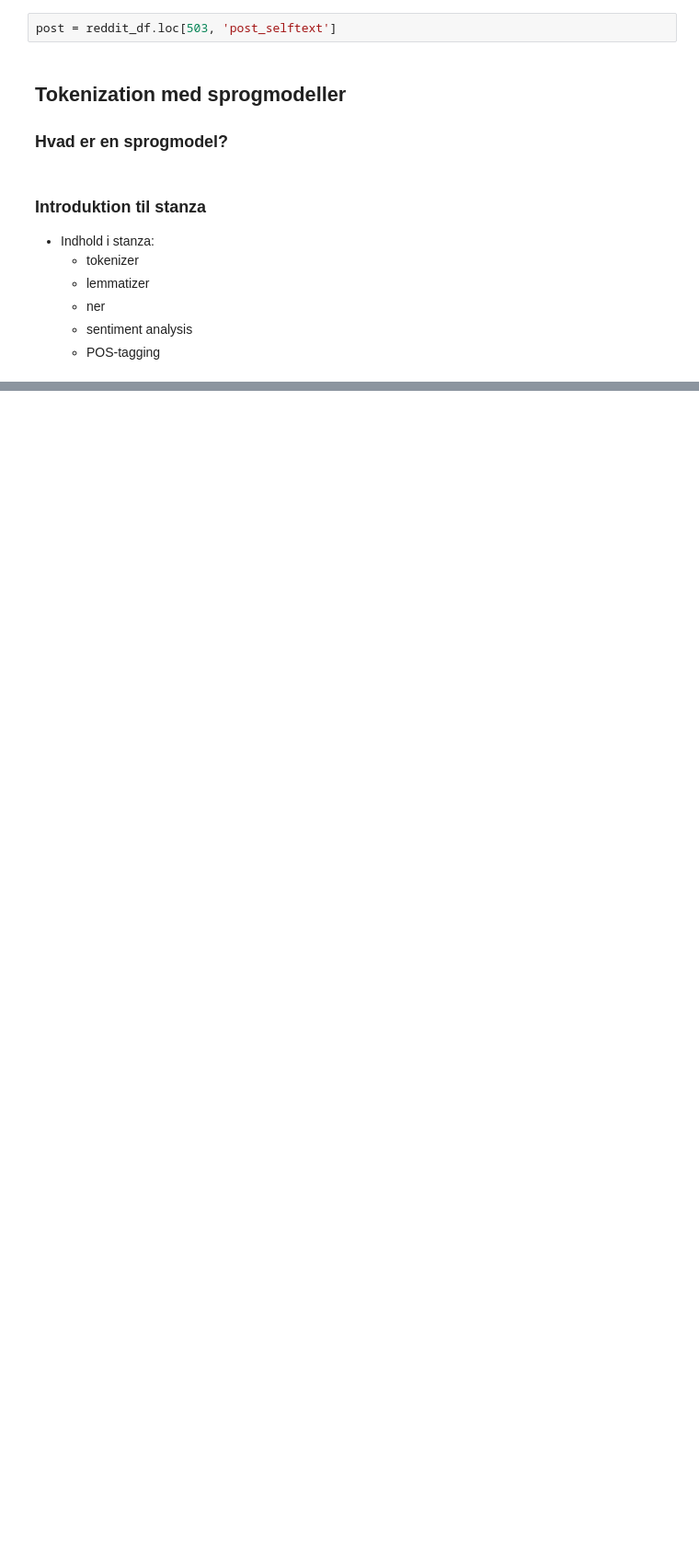
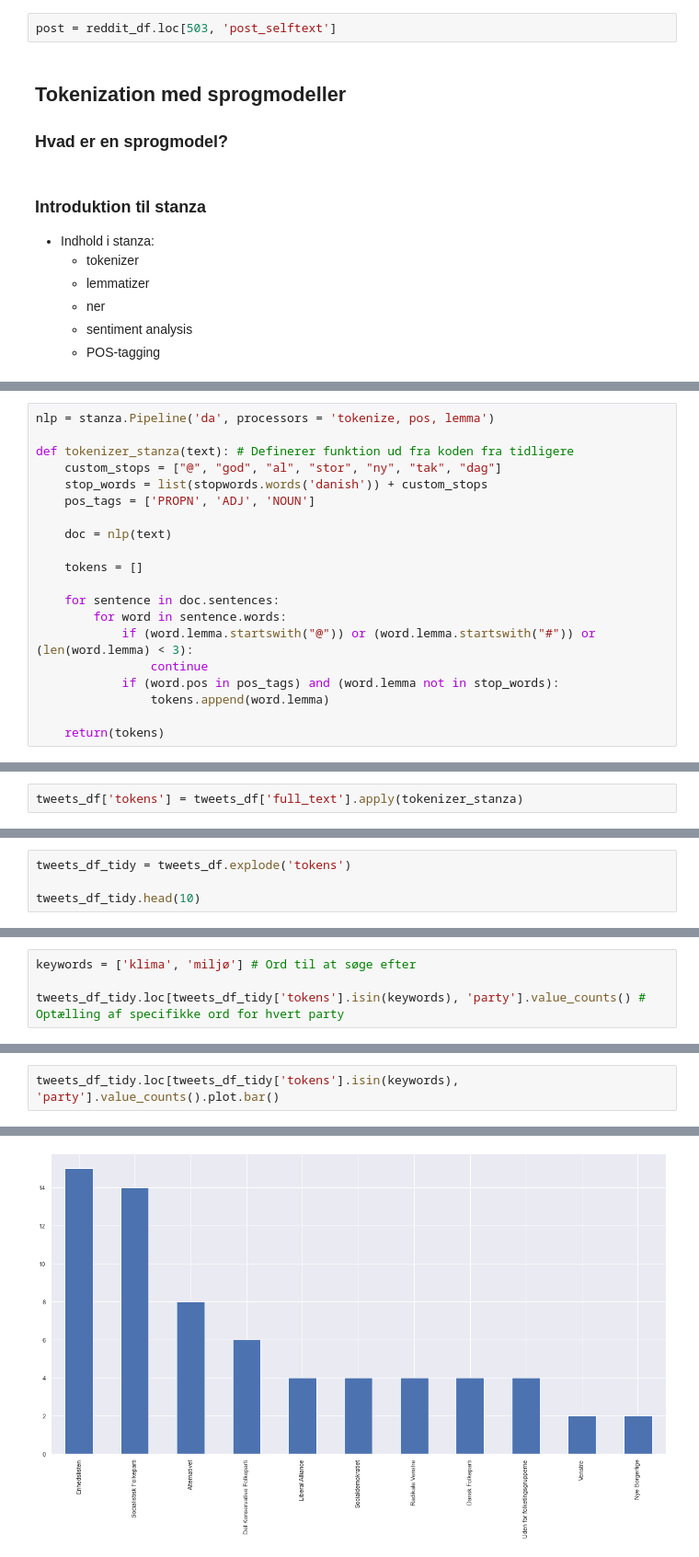
Before and after one commit to CALDISS-AAU/course_ndms-I, a Jupyter notebook: notebooks/05_text-as-data.ipynb, the cells around one changed output, grey strips where cells are left out. Shown: that part at 92% size. Saved outputs shown, nothing was run; the diff lists cells and outputs as text; blank space fills up the shorter version.

```diff
--- a/notebooks/05_text-as-data.ipynb
+++ b/notebooks/05_text-as-data.ipynb
@@ -527,0 +637,20 @@ post = reddit_df.loc[503, 'post_selftext']
+# %%
+nlp = stanza.Pipeline('da', processors = 'tokenize, pos, lemma')
+
+def tokenizer_stanza(text): # Definerer funktion ud fra koden fra tidligere
+    custom_stops = ["@", "god", "al", "stor", "ny", "tak", "dag"]
+    stop_words = list(stopwords.words('danish')) + custom_stops
+    pos_tags = ['PROPN', 'ADJ', 'NOUN']
+
+    doc = nlp(text)
+
+    tokens = []
+
+    for sentence in doc.sentences:
+        for word in sentence.words:
+            if (word.lemma.startswith("@")) or (word.lemma.startswith("#")) or (len(word.lemma) < 3):
+                continue
+            if (word.pos in pos_tags) and (word.lemma not in stop_words):
+                tokens.append(word.lemma)
+
+    return(tokens)
@@ -527,0 +788,2 @@ post = reddit_df.loc[503, 'post_selftext']
+# %%
+tweets_df['tokens'] = tweets_df['full_text'].apply(tokenizer_stanza)
@@ -527,0 +811,4 @@ post = reddit_df.loc[503, 'post_selftext']
+# %%
+tweets_df_tidy = tweets_df.explode('tokens')
+
+tweets_df_tidy.head(10)
@@ -527,0 +872,4 @@ post = reddit_df.loc[503, 'post_selftext']
+# %%
+keywords = ['klima', 'miljø'] # Ord til at søge efter
+
+tweets_df_tidy.loc[tweets_df_tidy['tokens'].isin(keywords), 'party'].value_counts() # Optælling af specifikke ord for hvert party
@@ -527,0 +891,3 @@ post = reddit_df.loc[503, 'post_selftext']
+# %%
+tweets_df_tidy.loc[tweets_df_tidy['tokens'].isin(keywords), 'party'].value_counts().plot.bar()
+# %% [output]
@@ -527,0 +895 @@ post = reddit_df.loc[503, 'post_selftext']
+[figure, added]
```
Also changed, not shown: parts of 95 cells of this notebook, 2 other files.
